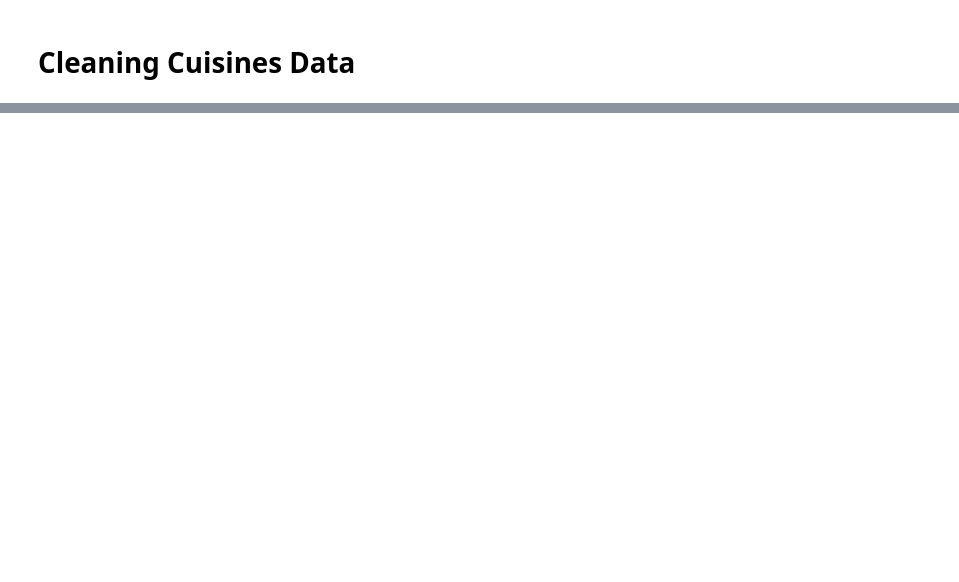
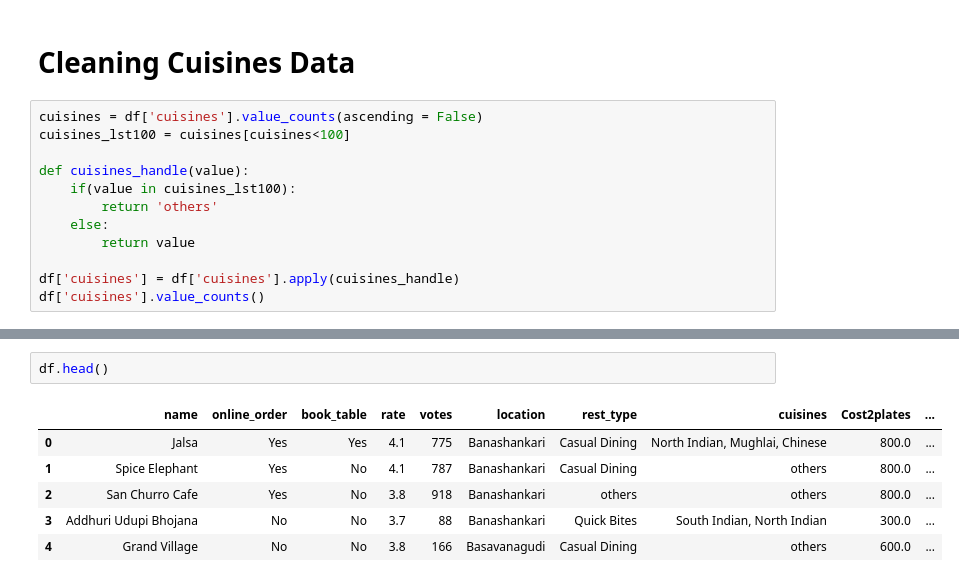
Before and after one commit to sidthecoder2/Data-Analysis-using-python, a Jupyter notebook: zomato-data-analysis-and-visualization.ipynb, the cells around one changed output, grey strips where cells are left out. Drawn from its saved outputs; the diff is of its cells as text; blank space fills up the shorter version.

```diff
--- a/zomato-data-analysis-and-visualization.ipynb
+++ b/zomato-data-analysis-and-visualization.ipynb
@@ -385,2 +378,14 @@ df
 # %% [markdown]
 # Cleaning Cuisines Data
+# %%
+cuisines = df['cuisines'].value_counts(ascending = False)
+cuisines_lst100 = cuisines[cuisines<100]
+
+def cuisines_handle(value):
+    if(value in cuisines_lst100):
+        return 'others'
+    else:
+        return value
+
+df['cuisines'] = df['cuisines'].apply(cuisines_handle)
+df['cuisines'].value_counts()
@@ -386,0 +406,9 @@ df
+# %%
+df.head()
+# %% [output]
+|  | name | online_order | book_table | rate | votes | location | rest_type | cuisines | Cost2plates | ... |
+| 0 | Jalsa | Yes | Yes | 4.1 | 775 | Banashankari | Casual Dining | North Indian, Mughlai, Chinese | 800.0 | ... |
+| 1 | Spice Elephant | Yes | No | 4.1 | 787 | Banashankari | Casual Dining | others | 800.0 | ... |
+| 2 | San Churro Cafe | Yes | No | 3.8 | 918 | Banashankari | others | others | 800.0 | ... |
+| 3 | Addhuri Udupi Bhojana | No | No | 3.7 | 88 | Banashankari | Quick Bites | South Indian, North Indian | 300.0 | ... |
+| 4 | Grand Village | No | No | 3.8 | 166 | Basavanagudi | Casual Dining | others | 600.0 | ... |
```
Also changed, not shown: parts of 7 cells of this notebook.
